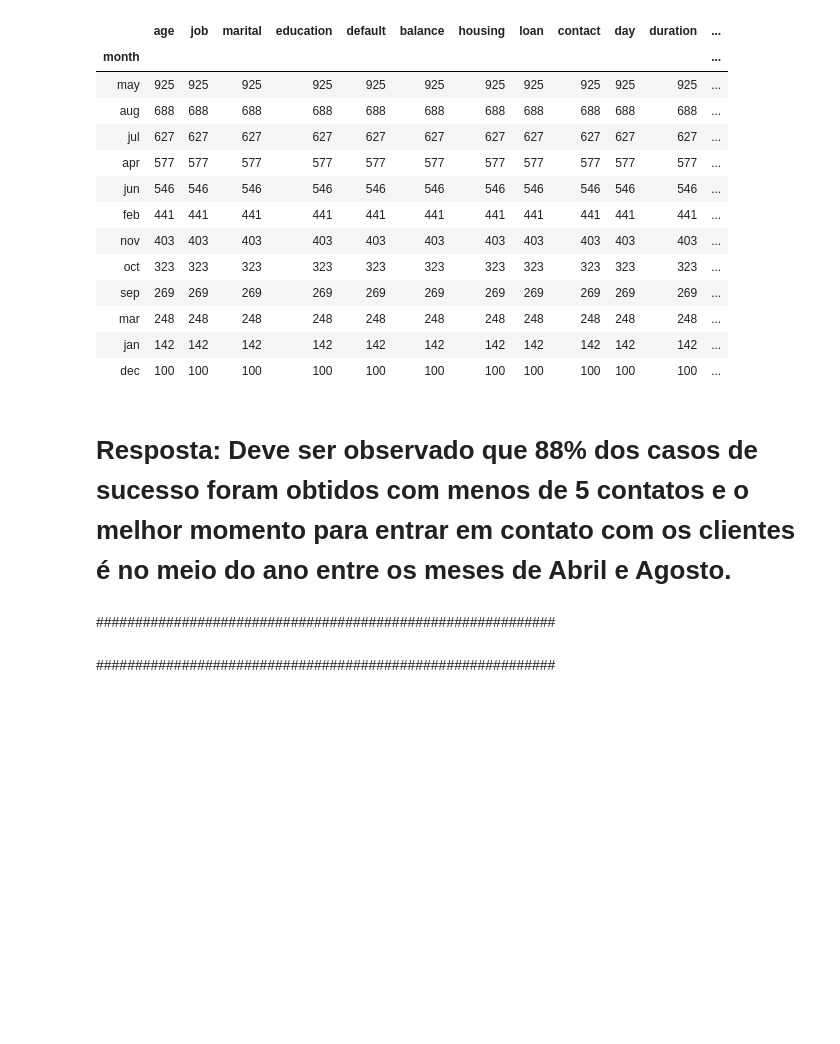
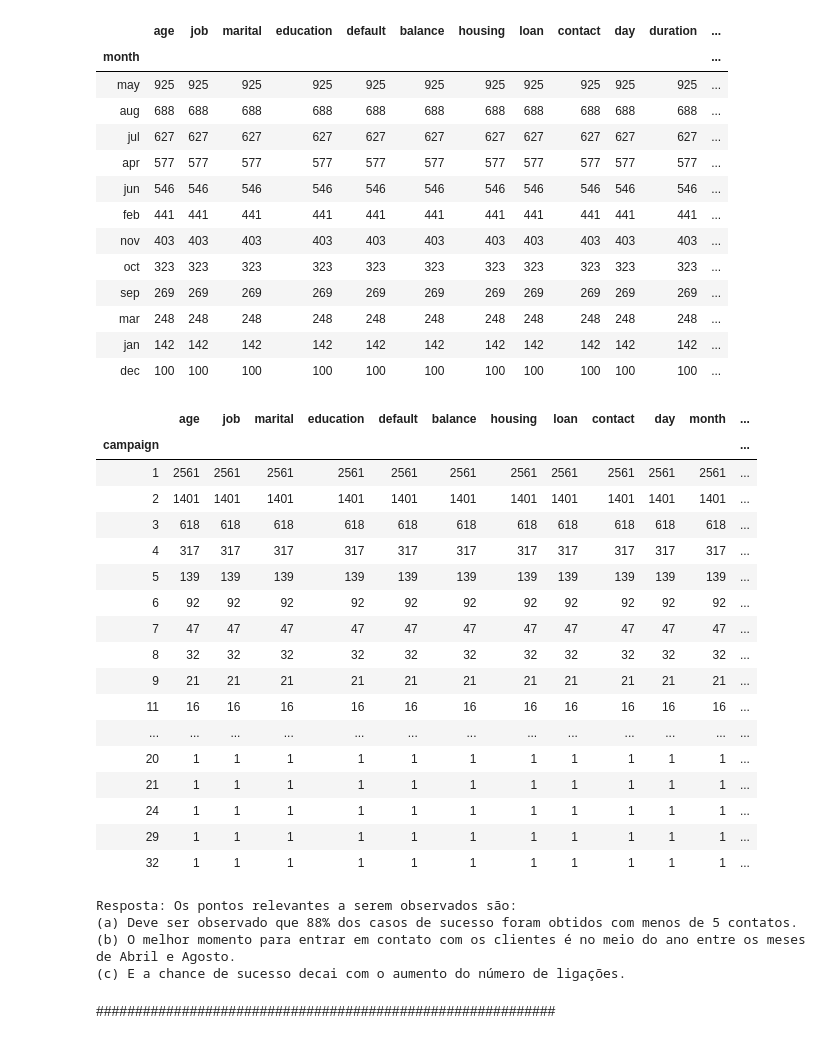
Before and after one commit to sanchobuendia/Test_Semantix, a Jupyter notebook: Test_Semantix.ipynb, the cells around one changed output. Cells and saved outputs as stored; diff of their text form; code cells hidden in the pictures; blank space fills up the shorter version.

```diff
--- a/Test_Semantix.ipynb
+++ b/Test_Semantix.ipynb
@@ -169,10 +161,38 @@ tt_yes.sort_values(by=['y'], ascending=False)
 | mar | 248 | 248 | 248 | 248 | 248 | 248 | 248 | 248 | 248 | 248 | 248 | ... |
 | jan | 142 | 142 | 142 | 142 | 142 | 142 | 142 | 142 | 142 | 142 | 142 | ... |
 | dec | 100 | 100 | 100 | 100 | 100 | 100 | 100 | 100 | 100 | 100 | 100 | ... |
-# %% [markdown]
-# Resposta: Deve ser observado que 88% dos casos de sucesso foram obtidos com menos de 5 contatos e o melhor momento para entrar em contato com os clientes é no meio do ano entre os meses de Abril e Agosto.
-# %% [markdown]
-###########################################################
+# %%
+tt_yes = yes.groupby('campaign').count()
+tt_yes.sort_values(by=['y'], ascending=False)
+# %% [output]
+|  | age | job | marital | education | default | balance | housing | loan | contact | day | month | ... |
+| campaign |  |  |  |  |  |  |  |  |  |  |  | ... |
+| 1 | 2561 | 2561 | 2561 | 2561 | 2561 | 2561 | 2561 | 2561 | 2561 | 2561 | 2561 | ... |
+| 2 | 1401 | 1401 | 1401 | 1401 | 1401 | 1401 | 1401 | 1401 | 1401 | 1401 | 1401 | ... |
+| 3 | 618 | 618 | 618 | 618 | 618 | 618 | 618 | 618 | 618 | 618 | 618 | ... |
+| 4 | 317 | 317 | 317 | 317 | 317 | 317 | 317 | 317 | 317 | 317 | 317 | ... |
+| 5 | 139 | 139 | 139 | 139 | 139 | 139 | 139 | 139 | 139 | 139 | 139 | ... |
+| 6 | 92 | 92 | 92 | 92 | 92 | 92 | 92 | 92 | 92 | 92 | 92 | ... |
+| 7 | 47 | 47 | 47 | 47 | 47 | 47 | 47 | 47 | 47 | 47 | 47 | ... |
+| 8 | 32 | 32 | 32 | 32 | 32 | 32 | 32 | 32 | 32 | 32 | 32 | ... |
+| 9 | 21 | 21 | 21 | 21 | 21 | 21 | 21 | 21 | 21 | 21 | 21 | ... |
+| 11 | 16 | 16 | 16 | 16 | 16 | 16 | 16 | 16 | 16 | 16 | 16 | ... |
+| ... | ... | ... | ... | ... | ... | ... | ... | ... | ... | ... | ... | ... |
+| 20 | 1 | 1 | 1 | 1 | 1 | 1 | 1 | 1 | 1 | 1 | 1 | ... |
+| 21 | 1 | 1 | 1 | 1 | 1 | 1 | 1 | 1 | 1 | 1 | 1 | ... |
+| 24 | 1 | 1 | 1 | 1 | 1 | 1 | 1 | 1 | 1 | 1 | 1 | ... |
+| 29 | 1 | 1 | 1 | 1 | 1 | 1 | 1 | 1 | 1 | 1 | 1 | ... |
+| 32 | 1 | 1 | 1 | 1 | 1 | 1 | 1 | 1 | 1 | 1 | 1 | ... |
+# %%
+print('\nResposta: Os pontos relevantes a serem observados são:')
+print('(a) Deve ser observado que 88% dos casos de sucesso foram obtidos com menos de 5 contatos.')
+print('(b) O melhor momento para entrar em contato com os clientes é no meio do ano entre os meses de Abril e Agosto.')
+print('(c) E a chance de sucesso decai com o aumento do número de ligações.')
+# %% [output]
+Resposta: Os pontos relevantes a serem observados são:
+(a) Deve ser observado que 88% dos casos de sucesso foram obtidos com menos de 5 contatos.
+(b) O melhor momento para entrar em contato com os clientes é no meio do ano entre os meses de Abril e Agosto.
+(c) E a chance de sucesso decai com o aumento do número de ligações.
 # %% [markdown]
 ###########################################################
 # %% [markdown]
```
Also changed, not shown: parts of 19 cells of this notebook.
